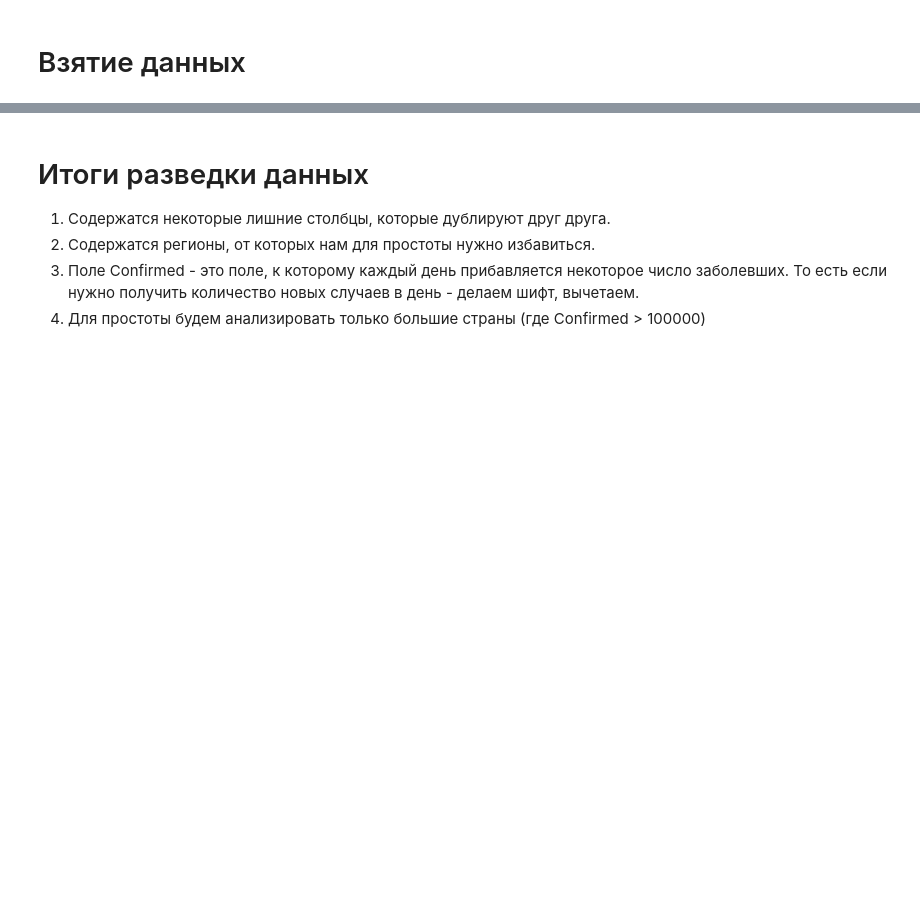
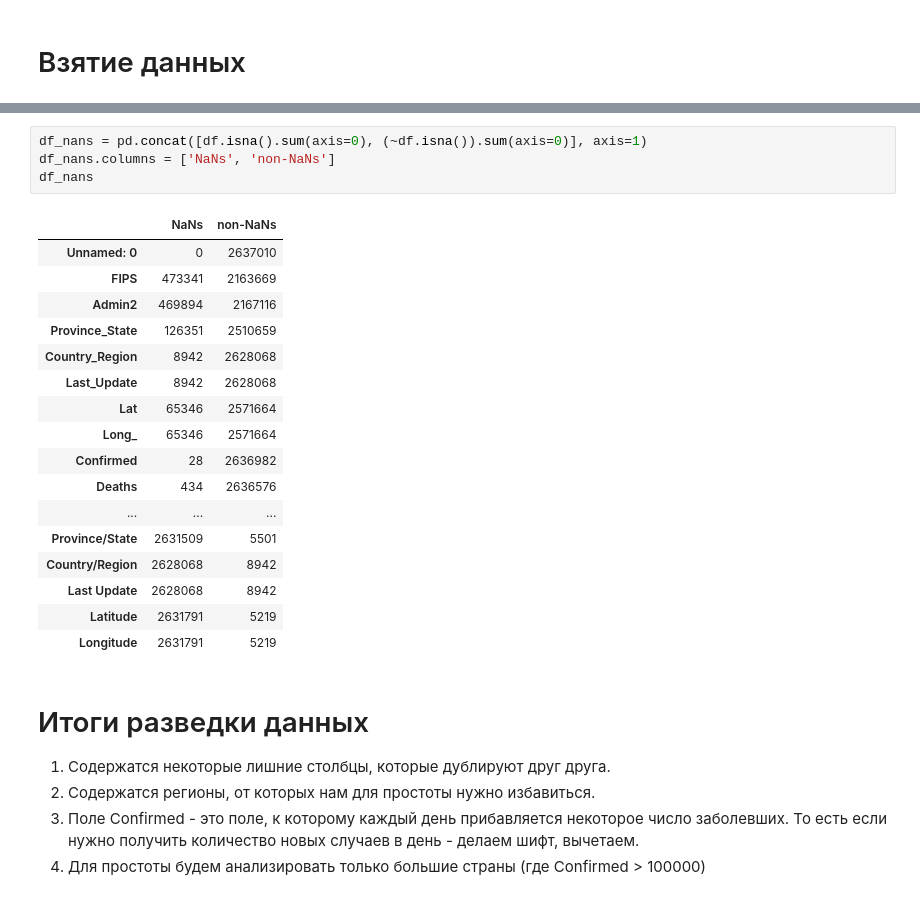
Before and after one commit to akitim/comptech-winter-school-2022_covid19-prediction, a Jupyter notebook: COVID-19_baseline.ipynb, the cells around one changed output, grey strips where cells are left out. Saved outputs shown, nothing was run; the diff lists cells and outputs as text; blank space fills up the shorter version.

```diff
--- a/COVID-19_baseline.ipynb
+++ b/COVID-19_baseline.ipynb
@@ -81,3 +100,25 @@ df.head()
+# %%
+df_nans = pd.concat([df.isna().sum(axis=0), (~df.isna()).sum(axis=0)], axis=1)
+df_nans.columns = ['NaNs', 'non-NaNs']
+df_nans
+# %% [output]
+|  | NaNs | non-NaNs |
+| Unnamed: 0 | 0 | 2637010 |
+| FIPS | 473341 | 2163669 |
+| Admin2 | 469894 | 2167116 |
+| Province_State | 126351 | 2510659 |
+| Country_Region | 8942 | 2628068 |
+| Last_Update | 8942 | 2628068 |
+| Lat | 65346 | 2571664 |
+| Long_ | 65346 | 2571664 |
+| Confirmed | 28 | 2636982 |
+| Deaths | 434 | 2636576 |
+| ... | ... | ... |
+| Province/State | 2631509 | 5501 |
+| Country/Region | 2628068 | 8942 |
+| Last Update | 2628068 | 8942 |
+| Latitude | 2631791 | 5219 |
+| Longitude | 2631791 | 5219 |
 # %% [markdown]
 <h1>Итоги разведки данных</h1>
 <ol>
```
Also changed, not shown: parts of 16 cells of this notebook.
